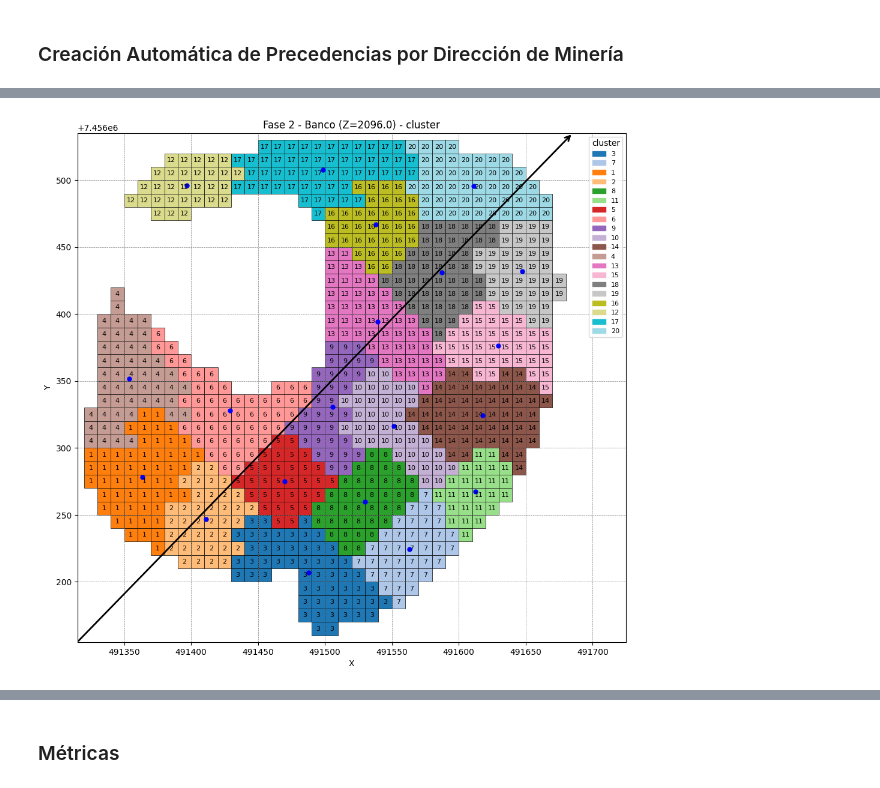
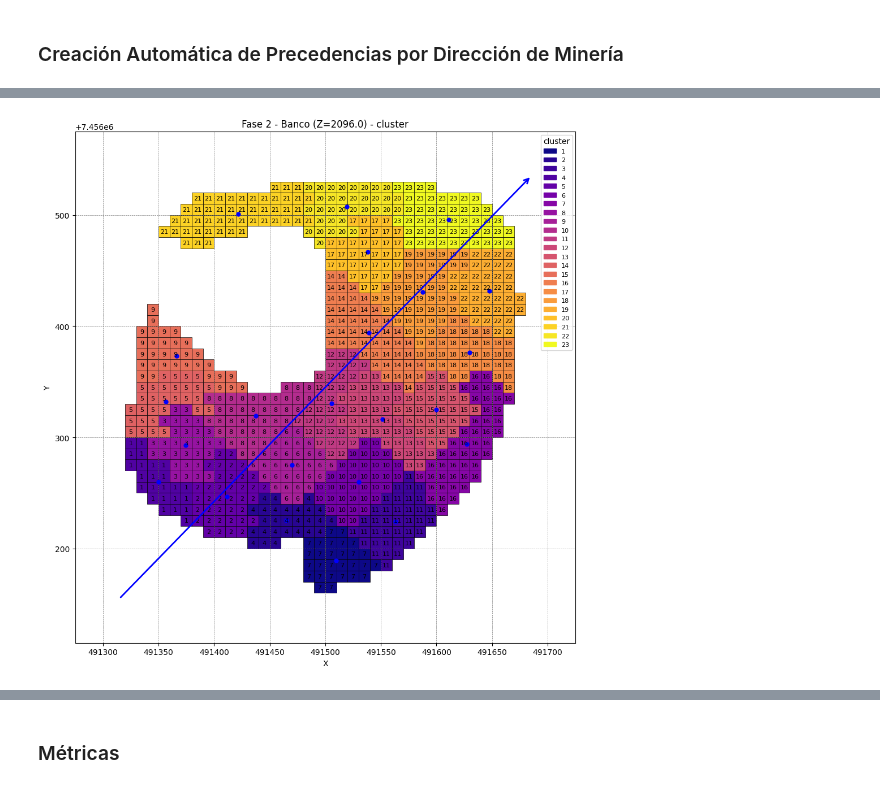
Before and after one commit to Felipe-Asbun-Torres/Laboratorio-2, a Jupyter notebook: ClusteringTabesh2013.ipynb, the cells around one changed output, grey strips where cells are left out. Drawn from its saved outputs; the diff is of its cells as text; code cells hidden in the pictures.

```diff
--- a/ClusteringTabesh2013.ipynb
+++ b/ClusteringTabesh2013.ipynb
@@ -374,7 +405,7 @@ plot_fase_banco(fase_banco, column_hue='tipomineral')
 ### Implementación del algoritmo
 # %%
 # Definición de funciones. Incluye Clusterización y Shape Refinement de Tabesh
-def Calculate_Adjency_Matrix(FaseBanco, BlockWidth, Sectores=[]):
+def Calculate_Adjency_Matrix(FaseBanco, BlockWidth, BlockHeight, Sectores=[]):
     '''
     Crea la matriz de adyacencia de los bloques de la fase-banco respecto a sus coordenadas x e y.
     Devuelve una matriz sparse (CSR).
@@ -387,9 +418,9 @@ def Calculate_Adjency_Matrix(FaseBanco, BlockWidth, Sectores=[]):
     Y1 = matlib.repmat(y.reshape(len(y),1), 1, len(y))
     Y2 = Y1.T
 
-    D = np.sqrt((X1 - X2)**2 + (Y1 - Y2)**2)
+    D = np.sqrt((1/BlockWidth**2)*(X1 - X2)**2 + (1/BlockHeight**2)*(Y1 - Y2)**2)
 
-    adjency_matrix = (D <= BlockWidth) & (D > 0)
+    adjency_matrix = (D <= 1) & (D > 0)
     adjency_matrix = sp.sparse.csr_matrix(adjency_matrix).astype(int)
 
     if Sectores:
@@ -424,12 +455,12 @@ def Calculate_Adjency_Matrix(FaseBanco, BlockWidth, Sectores=[]):
 def Calculate_Similarity_Matrix(
         FaseBanco,
         peso_distancia = 2,
-        peso_ley = 1,
+        peso_ley = 0,
         penalizacion_destino = 0.9,
         penalizacion_roca = 0.9,
         peso_directional_mining = 0.25,
         tol_ley = 0.01,
-        tol_directional_mining = 0.01,
+        tol_directional_mining = 0.001,
         P_inicio = (-1,-1),
         P_final = (1,1)
         ):
@@ -474,12 +505,15 @@ def Calculate_Similarity_Matrix(
     T = np.ones((n,n)) - (1-penalizacion_destino)*T*np.ones((n,n))
 
     # Tipo Roca/Material
-    rock = FaseBanco['tipomineral'].values
-    R1 = matlib.repmat(rock.reshape(len(rock),1), 1, len(rock))
-    R2 = R1.T
-    R = R1 != R2
+    if 'tipomineral' in FaseBanco.columns:
+        rock = FaseBanco['tipomineral'].values
+        R1 = matlib.repmat(rock.reshape(len(rock),1), 1, len(rock))
+        R2 = R1.T
+        R = R1 != R2
 
-    R = np.ones((n,n)) - (1-penalizacion_roca)*R*np.ones((n,n))
+        R = np.ones((n,n)) - (1-penalizacion_roca)*R*np.ones((n,n))
+    else:
+        R = 1
 
     # Dirección de minería
     M1 = (X1 - P_inicio[0])**2 + (Y1 - P_inicio[1])**2
@@ -790,6 +824,7 @@ Fase Banco Pre-Clustering:
 848 rows × 9 columns
 # %%
 BlockWidth = 10
+BlockHeight = 10
 
 x_min = np.min(fase_banco['x'].values)-BlockWidth
 y_min = np.min(fase_banco['y'].values)-BlockWidth
@@ -799,10 +834,10 @@ y_max = np.max(fase_banco['y'].values)+BlockWidth
 P1 = (x_min, y_min)
 P2 = (x_max, y_max)
 
-adj_matrix = Calculate_Adjency_Matrix(fase_banco, BlockWidth)
+adj_matrix = Calculate_Adjency_Matrix(fase_banco, BlockWidth, BlockHeight)
 sim_matrix = Calculate_Similarity_Matrix(fase_banco, peso_distancia = 3, peso_directional_mining = 0.3, penalizacion_destino = 0.9, penalizacion_roca = 0.5, P_inicio=P1, P_final=P2)
 
-(fase_banco_tabesh, t_agg, N_clusters_agg) = Clustering_Tabesh(fase_banco, adj_matrix, sim_matrix, Average_Desired_Length_Cluster=45, Max_Cluster_Length=55, Debug=False)
+(fase_banco_tabesh, t_agg, N_clusters_agg) = Clustering_Tabesh(fase_banco, adj_matrix, sim_matrix, Average_Desired_Length_Cluster=40, Max_Cluster_Length=50, Debug=False)
 
 plot_fase_banco(fase_banco_tabesh, column_hue='cluster', xsize=10, ysize=10, arrows=[(P1,P2)])
 
@@ -838,5 +880,6 @@ Tiempo: 0.7855751514434814
 # %%
 BlockWidth = 10
+BlockHeight = 10
 
 x_min = np.min(fase_banco['x'].values)-BlockWidth
 y_min = np.min(fase_banco['y'].values)-BlockWidth
@@ -847,7 +890,7 @@ y_max = np.max(fase_banco['y'].values)+BlockWidth
 P1 = ((x_min + x_max)/2, y_min)
 P2 = ((x_min + x_max)/2, y_max)
 
-adj_matrix = Calculate_Adjency_Matrix(fase_banco, BlockWidth)
+adj_matrix = Calculate_Adjency_Matrix(fase_banco, BlockWidth, BlockHeight)
 sim_matrix = Calculate_Similarity_Matrix(fase_banco, peso_distancia = 2, peso_directional_mining = 0.1, penalizacion_destino = 0.9, penalizacion_roca = 0.9
 , P_inicio=P1, P_final=P2, tol_directional_mining=0.01)
 
@@ -930,23 +1185,23 @@ def Precedencias_Clusters_2(FaseBanco, P_inicio):
 # %%
 BlockWidth = 10
+BlockHeight = 10
 
 x_min = np.min(fase_banco['x'].values)-BlockWidth
 y_min = np.min(fase_banco['y'].values)-BlockWidth
 x_max = np.max(fase_banco['x'].values)+BlockWidth
 y_max = np.max(fase_banco['y'].values)+BlockWidth
 
 P1 = (x_min, y_min)
 P2 = (x_max, y_max)
 
-P = Precedencias_Clusters_1(fase_banco_tabesh, P1, P2)
+Dic_Precedencias, Centers, _ = Precedencias_Clusters_Angle(fase_banco_tabesh, P1, P2, BlockWidth, BlockHeight)
 
-Orden_Clusters = np.array(tuple(P.keys()))
-Centers = []
-for value in P.values():
-    Centers.append(value[1])
+Orden_Clusters = np.array(tuple(Dic_Precedencias.keys()))
+
 
 fb1 = fase_banco_tabesh.copy()
-fb1['cluster'] = fb1['cluster'].apply(lambda x: np.where(Orden_Clusters==x)[0][0]+1)
-plot_fase_banco(fb1, column_hue='cluster', xsize=10, ysize=10, points=Centers, arrows=[(P1,P2)])
+
+# fb1['ordered_cluster'] = fb1['cluster'].apply(lambda x: np.where(Orden_Clusters==x)[0][0]+1)
+plot_fase_banco(fb1, column_hue='cluster', text_hue='ordered_cluster', xsize=10, ysize=10, points=Centers.values(), arrows=[(P1,P2)])
 # %% [output]
-[figure, old version]
+[figure, new version]
```
Also changed, not shown: parts of 59 cells of this notebook.
